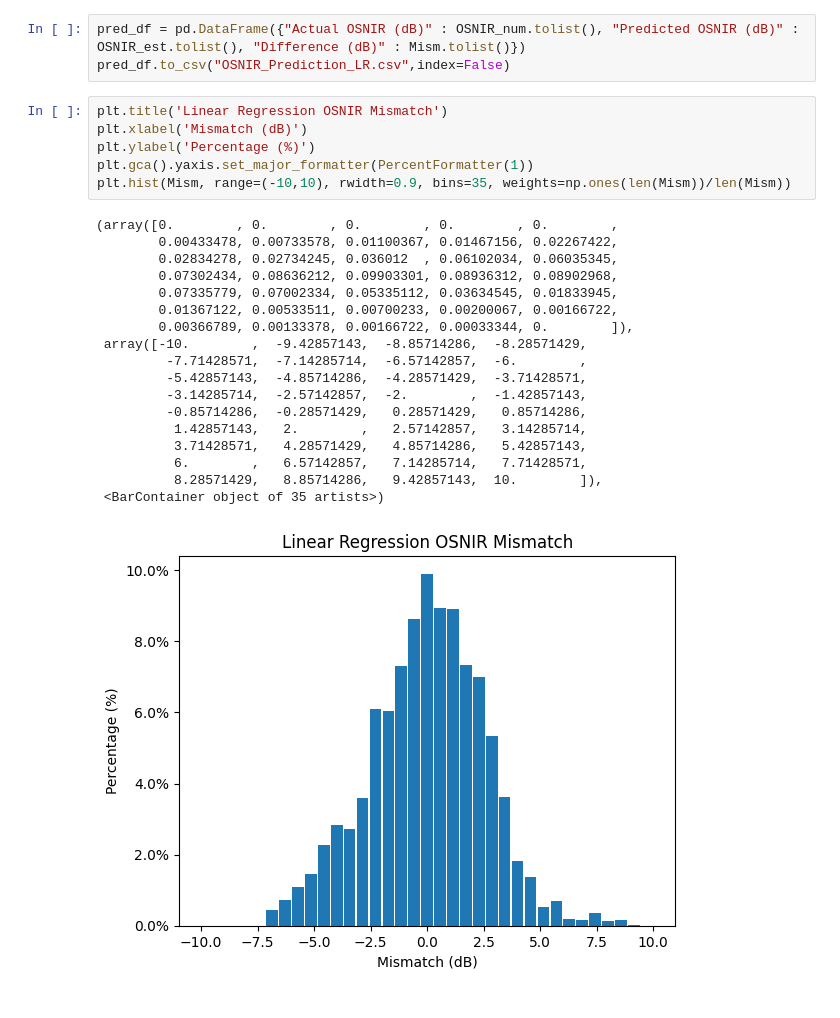
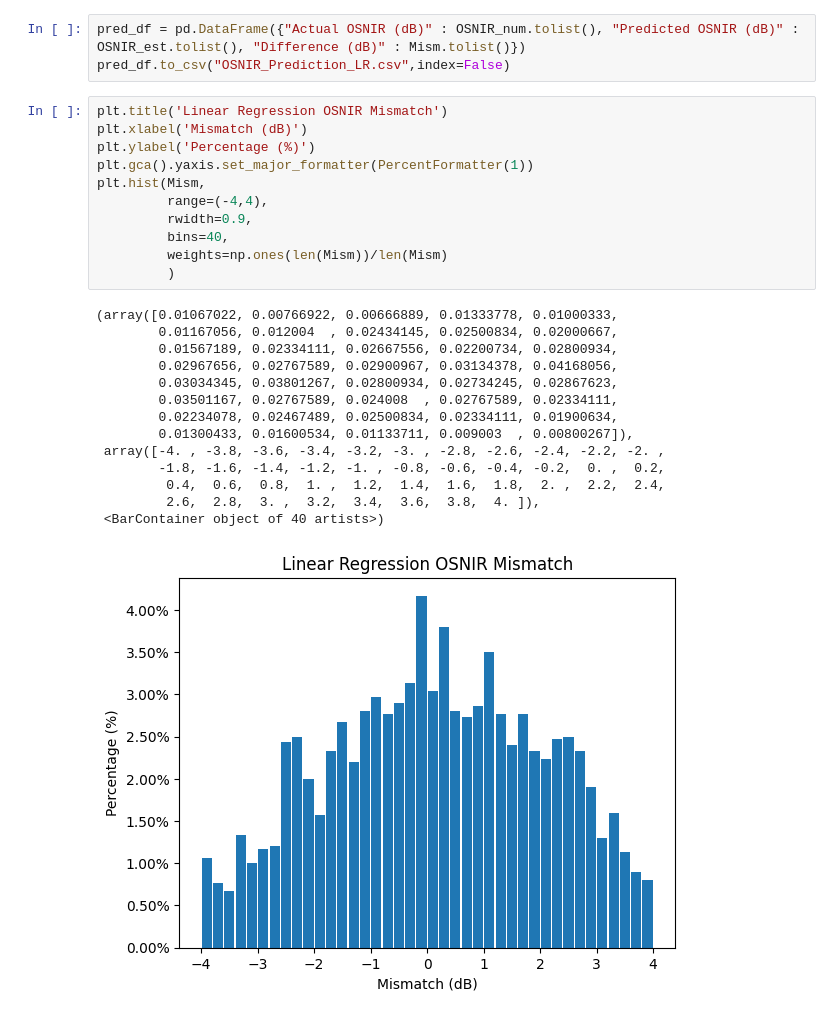
Before and after one commit to amaliacontiero/UndergradThesis, a Jupyter notebook: Machine Learning Techniques/Linear Regression/OSNIR_Linear_Regression.ipynb, the cells around one changed output. Drawn from its saved outputs; the diff is of its cells as text.

Commit message:
code cleanup, optimize plots

```diff
--- a/Machine Learning Techniques/Linear Regression/OSNIR_Linear_Regression.ipynb
+++ b/Machine Learning Techniques/Linear Regression/OSNIR_Linear_Regression.ipynb
@@ -77,25 +75,26 @@ pred_df.to_csv("OSNIR_Prediction_LR.csv",index=False)
 # %%
 plt.title('Linear Regression OSNIR Mismatch')
 plt.xlabel('Mismatch (dB)')
 plt.ylabel('Percentage (%)')
 plt.gca().yaxis.set_major_formatter(PercentFormatter(1))
-plt.hist(Mism, range=(-10,10), rwidth=0.9, bins=35, weights=np.ones(len(Mism))/len(Mism))
+plt.hist(Mism,
+         range=(-4,4),
+         rwidth=0.9,
+         bins=40,
+         weights=np.ones(len(Mism))/len(Mism)
+         )
 # %% [output]
-(array([0.        , 0.        , 0.        , 0.        , 0.        ,
-        0.00433478, 0.00733578, 0.01100367, 0.01467156, 0.02267422,
-        0.02834278, 0.02734245, 0.036012  , 0.06102034, 0.06035345,
-        0.07302434, 0.08636212, 0.09903301, 0.08936312, 0.08902968,
-        0.07335779, 0.07002334, 0.05335112, 0.03634545, 0.01833945,
-        0.01367122, 0.00533511, 0.00700233, 0.00200067, 0.00166722,
-        0.00366789, 0.00133378, 0.00166722, 0.00033344, 0.        ]),
- array([-10.        ,  -9.42857143,  -8.85714286,  -8.28571429,
-         -7.71428571,  -7.14285714,  -6.57142857,  -6.        ,
-         -5.42857143,  -4.85714286,  -4.28571429,  -3.71428571,
-         -3.14285714,  -2.57142857,  -2.        ,  -1.42857143,
-         -0.85714286,  -0.28571429,   0.28571429,   0.85714286,
-          1.42857143,   2.        ,   2.57142857,   3.14285714,
-          3.71428571,   4.28571429,   4.85714286,   5.42857143,
-          6.        ,   6.57142857,   7.14285714,   7.71428571,
-          8.28571429,   8.85714286,   9.42857143,  10.        ]),
- <BarContainer object of 35 artists>)
+(array([0.01067022, 0.00766922, 0.00666889, 0.01333778, 0.01000333,
+        0.01167056, 0.012004  , 0.02434145, 0.02500834, 0.02000667,
+        0.01567189, 0.02334111, 0.02667556, 0.02200734, 0.02800934,
+        0.02967656, 0.02767589, 0.02900967, 0.03134378, 0.04168056,
+        0.03034345, 0.03801267, 0.02800934, 0.02734245, 0.02867623,
+        0.03501167, 0.02767589, 0.024008  , 0.02767589, 0.02334111,
+        0.02234078, 0.02467489, 0.02500834, 0.02334111, 0.01900634,
+        0.01300433, 0.01600534, 0.01133711, 0.009003  , 0.00800267]),
+ array([-4. , -3.8, -3.6, -3.4, -3.2, -3. , -2.8, -2.6, -2.4, -2.2, -2. ,
+        -1.8, -1.6, -1.4, -1.2, -1. , -0.8, -0.6, -0.4, -0.2,  0. ,  0.2,
+         0.4,  0.6,  0.8,  1. ,  1.2,  1.4,  1.6,  1.8,  2. ,  2.2,  2.4,
+         2.6,  2.8,  3. ,  3.2,  3.4,  3.6,  3.8,  4. ]),
+ <BarContainer object of 40 artists>)
-[figure, old version]
+[figure, new version]
```
Also changed, not shown: parts of 2 cells of this notebook, 15 other files.
